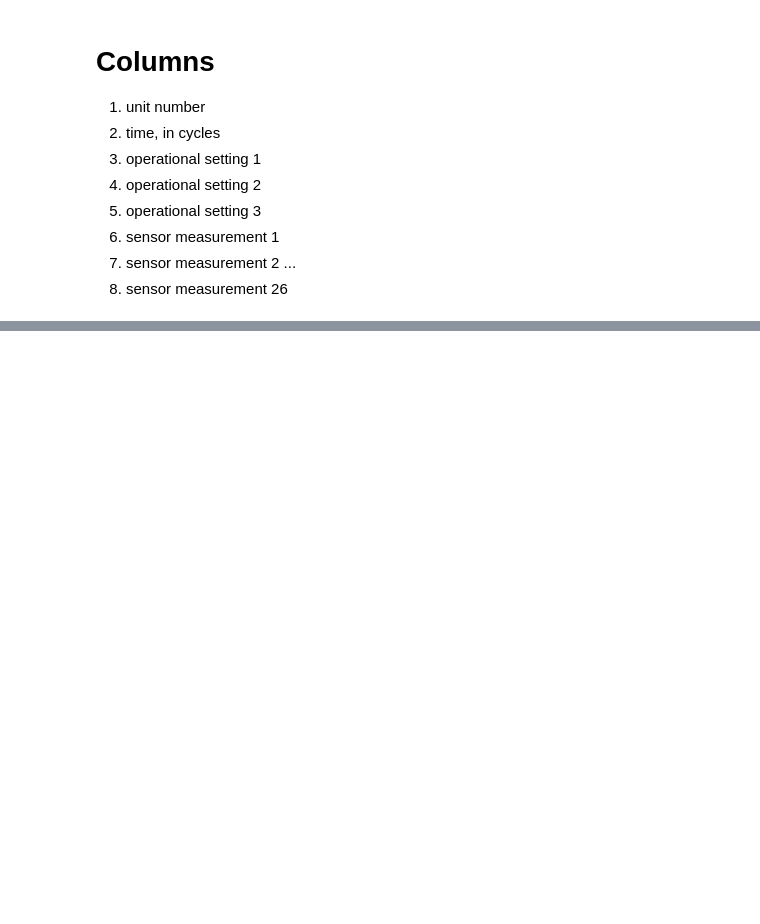
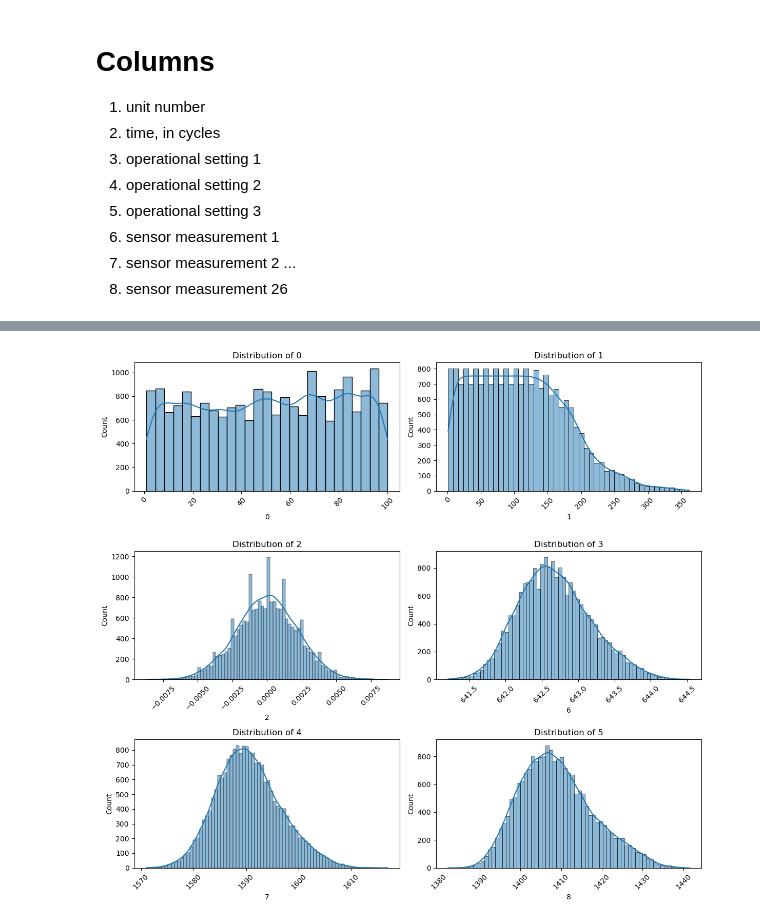
Before and after one commit to pratyush-015/ManuSenseAI, a Jupyter notebook: models/notebooks/Untitled.ipynb, the cells around one changed output, grey strips where cells are left out. Saved outputs shown, nothing was run; the diff lists cells and outputs as text; code cells hidden in the pictures; blank space fills up the shorter version.

Commit message:
moving charts

```diff
--- a/models/notebooks/Untitled.ipynb
+++ b/models/notebooks/Untitled.ipynb
@@ -68,0 +81,3 @@ train_data.describe()
+# %%
+train_data = train_data.drop([4, 3, 22, 23, 20, 19, 14, 9, 5], axis=1)
+train_data
@@ -68,0 +121,14 @@ train_data.describe()
+# %%
+plt.figure(figsize=(12, 11))
+for i, column in enumerate(train_data.columns):
+    if(i >= 6):
+        break
+    plt.subplot(3, 2, i+1)
+    sns.histplot(train_data[column], kde=True)
+    plt.title(f"Distribution of {i}")
+    plt.xticks(rotation=45)
+
+plt.tight_layout()
+plt.show()
+# %% [output]
+[figure, added]
```
Also changed, not shown: parts of 20 cells of this notebook, 2 other files.
